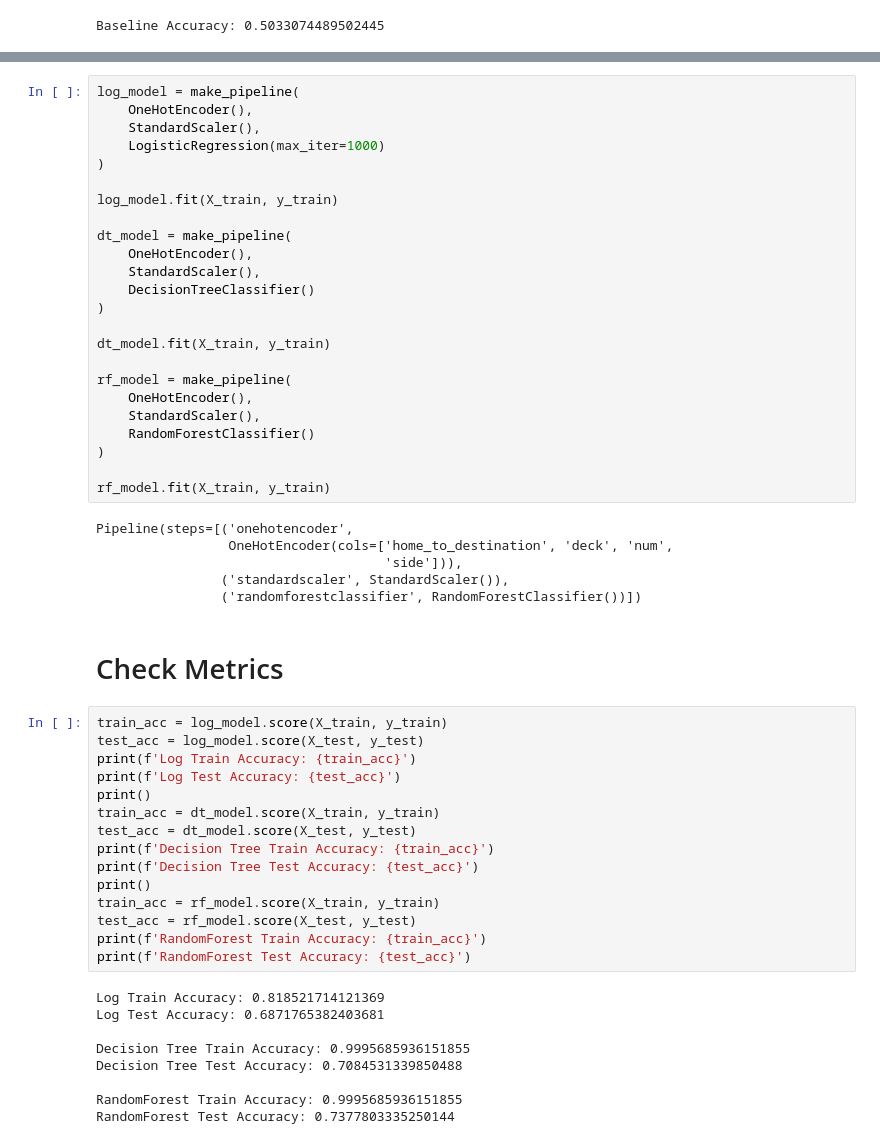
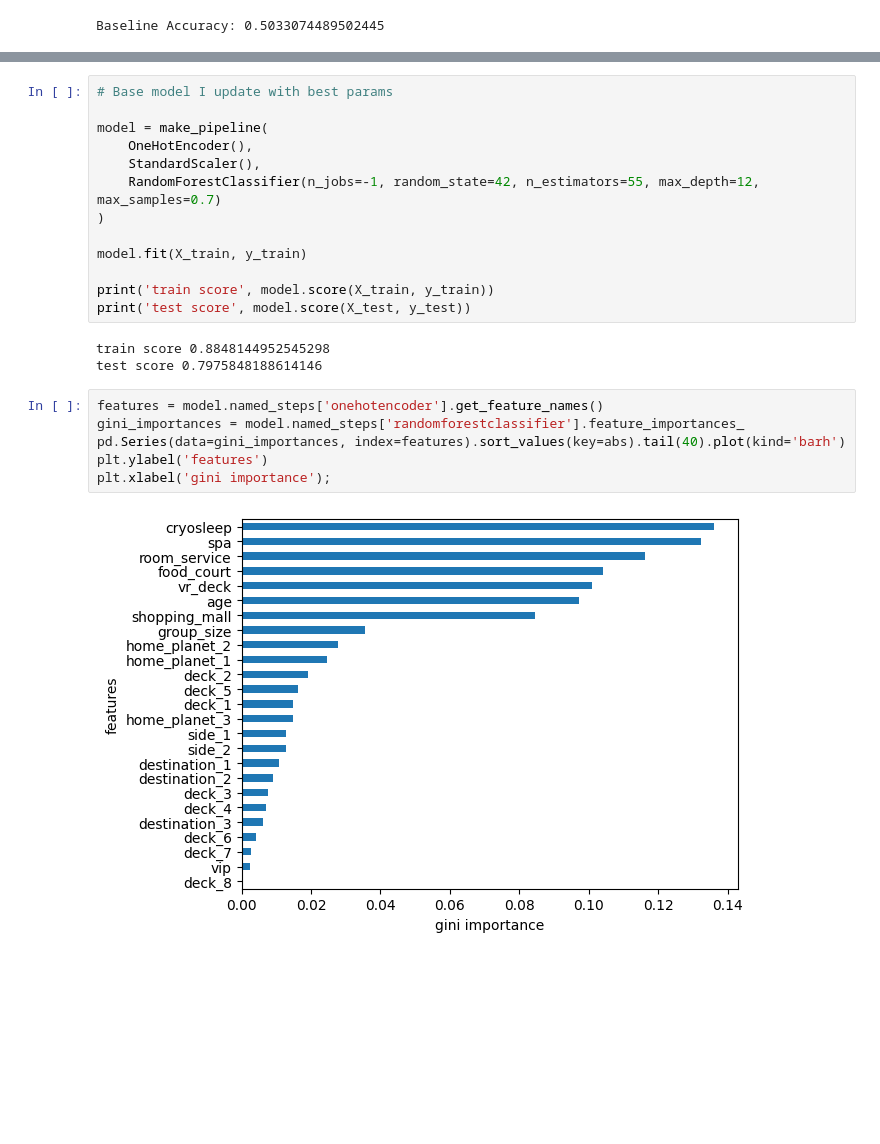
Before and after one commit to attyfinch/spaceship_titanic_predictive_model_kaggle, a Jupyter notebook: spaceship_titanic_model.ipynb, the cells around one changed output, grey strips where cells are left out. Saved outputs shown, nothing was run; the diff lists cells and outputs as text; blank space fills up the shorter version.

```diff
--- a/spaceship_titanic_model.ipynb
+++ b/spaceship_titanic_model.ipynb
@@ -162,56 +185,24 @@ Baseline Accuracy: 0.5033074489502445
-# %%
-log_model = make_pipeline(
-    OneHotEncoder(),
-    StandardScaler(),
-    LogisticRegression(max_iter=1000)
-)
-
-log_model.fit(X_train, y_train)
-
-dt_model = make_pipeline(
-    OneHotEncoder(),
-    StandardScaler(),
-    DecisionTreeClassifier()
-)
-
-dt_model.fit(X_train, y_train)
-
-rf_model = make_pipeline(
-    OneHotEncoder(),
-    StandardScaler(),
-    RandomForestClassifier()
-)
-
-rf_model.fit(X_train, y_train)
-# %% [output]
-Pipeline(steps=[('onehotencoder',
-                 OneHotEncoder(cols=['home_to_destination', 'deck', 'num',
-                                     'side'])),
-                ('standardscaler', StandardScaler()),
-                ('randomforestclassifier', RandomForestClassifier())])
-# %% [markdown]
-# Check Metrics
-# %%
-train_acc = log_model.score(X_train, y_train)
-test_acc = log_model.score(X_test, y_test)
-print(f'Log Train Accuracy: {train_acc}')
-print(f'Log Test Accuracy: {test_acc}')
-print()
-train_acc = dt_model.score(X_train, y_train)
-test_acc = dt_model.score(X_test, y_test)
-print(f'Decision Tree Train Accuracy: {train_acc}')
-print(f'Decision Tree Test Accuracy: {test_acc}')
-print()
-train_acc = rf_model.score(X_train, y_train)
-test_acc = rf_model.score(X_test, y_test)
-print(f'RandomForest Train Accuracy: {train_acc}')
-print(f'RandomForest Test Accuracy: {test_acc}')
-# %% [output]
-Log Train Accuracy: 0.818521714121369
-Log Test Accuracy: 0.6871765382403681
-
-Decision Tree Train Accuracy: 0.9995685936151855
-Decision Tree Test Accuracy: 0.7084531339850488
-
-RandomForest Train Accuracy: 0.9995685936151855
-RandomForest Test Accuracy: 0.7377803335250144
+# %%
+# Base model I update with best params
+
+model = make_pipeline(
+    OneHotEncoder(),
+    StandardScaler(),
+    RandomForestClassifier(n_jobs=-1, random_state=42, n_estimators=55, max_depth=12, max_samples=0.7)
+)
+
+model.fit(X_train, y_train)
+
+print('train score', model.score(X_train, y_train))
+print('test score', model.score(X_test, y_test))
+# %% [output]
+train score 0.8848144952545298
+test score 0.7975848188614146
+# %%
+features = model.named_steps['onehotencoder'].get_feature_names()
+gini_importances = model.named_steps['randomforestclassifier'].feature_importances_
+pd.Series(data=gini_importances, index=features).sort_values(key=abs).tail(40).plot(kind='barh')
+plt.ylabel('features')
+plt.xlabel('gini importance');
+# %% [output]
+[figure, added]
```
Also changed, not shown: parts of 8 cells of this notebook, 2 other files.
